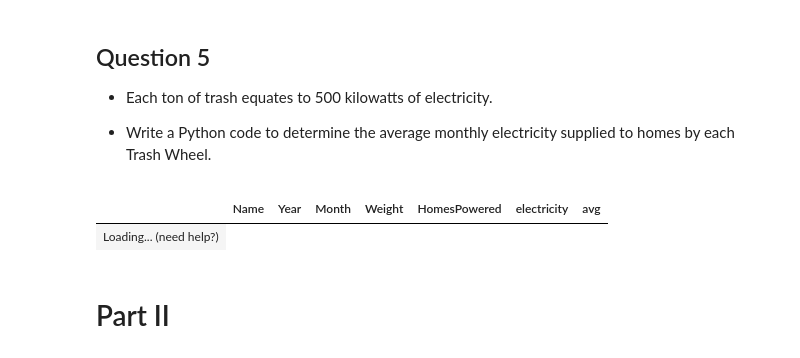
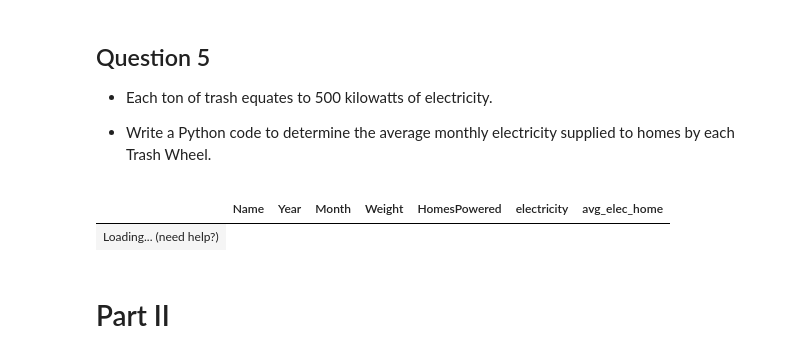
Before and after one commit to bcdanl/210, a Jupyter notebook: danl-hw/danl-210-midterm-a.ipynb, the cells around one changed output. Drawn from its saved outputs; the diff is of its cells as text; code cells hidden in the pictures.

```diff
--- a/danl-hw/danl-210-midterm-a.ipynb
+++ b/danl-hw/danl-210-midterm-a.ipynb
@@ -158,20 +158,26 @@ show(q4)
 # %%
 q5 = (
     trashwheel
     .groupby(['Name', 'Year', 'Month'])[['Weight', 'HomesPowered']]
     .sum()
     .reset_index()
     .assign(
         electricity = lambda x: x['Weight'] * 500
     )
+    .query('HomesPowered > 0') # optional
 )
 
-q5['avg'] = q5['electricity'] / q5['HomesPowered']
-q5 = q5.dropna(subset = ['avg']) # optional
+q5['avg_elec_home'] = q5['electricity'] / q5['HomesPowered']
+
+# below is optional
+q5 = (
+    q5
+    .sort_values('avg_elec_home', ascending = False)
+)
 
 show(q5)
 # %% [output]
-|  | Name | Year | Month | Weight | HomesPowered | electricity | avg |
+|  | Name | Year | Month | Weight | HomesPowered | electricity | avg_elec_home |
 | Loading... (need help?) |
 # %% [markdown]
 # Part II
```
Also changed, not shown: parts of 2 cells of this notebook, 2 other files.
